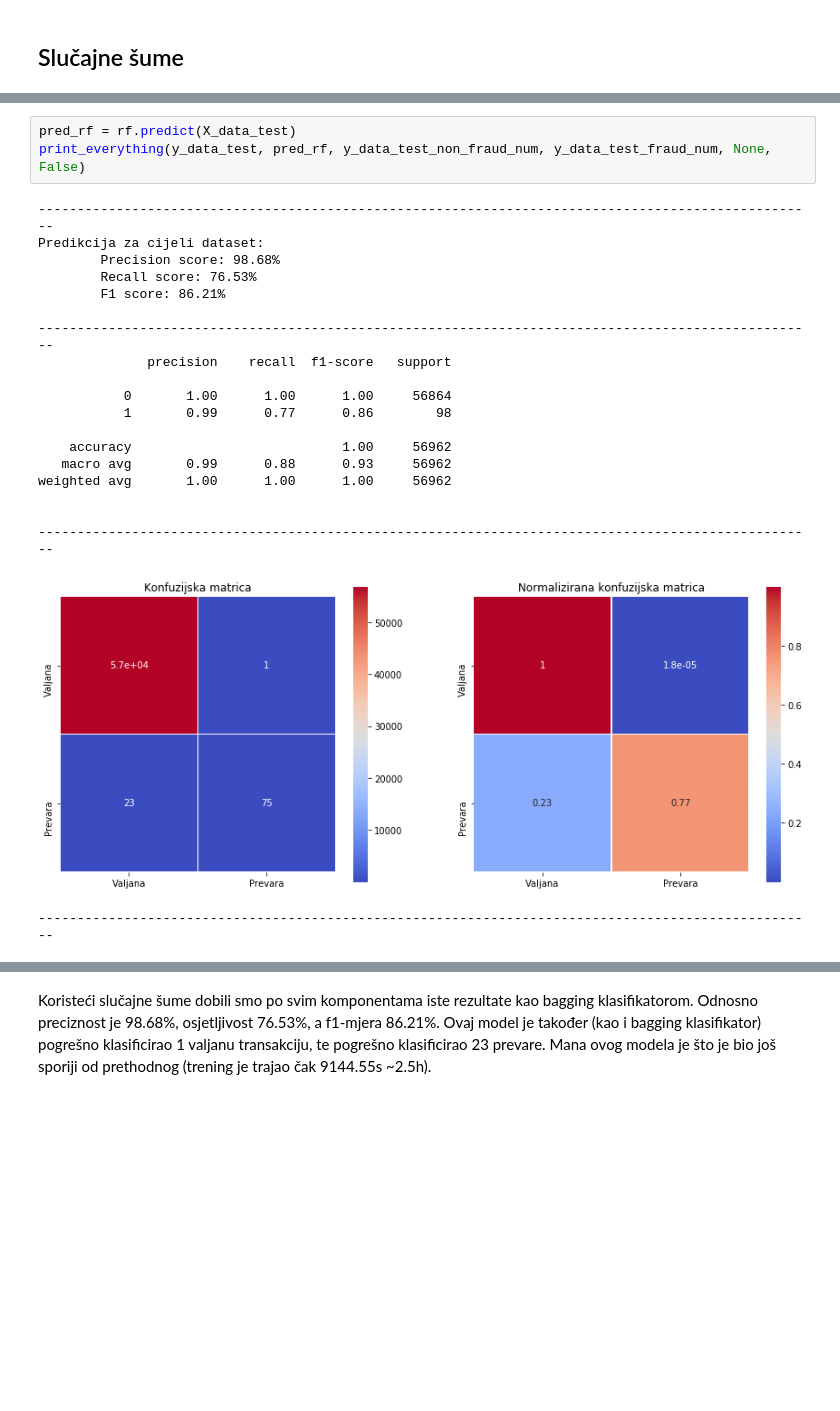
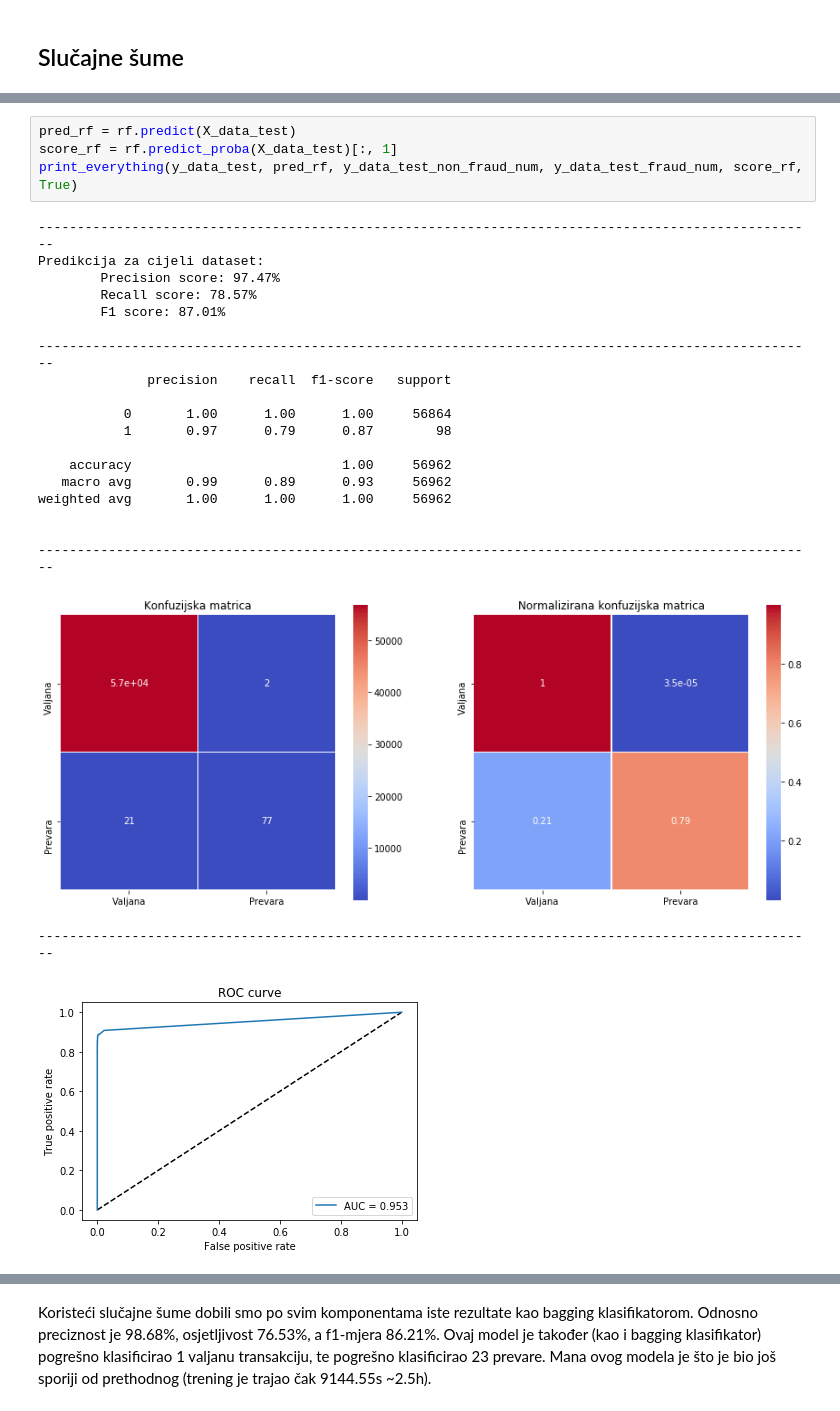
Before and after one commit to occamsrazor81/creditCard, a Jupyter notebook: full_data_ccfd.ipynb, the cells around one changed output, grey strips where cells are left out. Drawn from its saved outputs; the diff is of its cells as text; blank space fills up the shorter version.

```diff
--- a/full_data_ccfd.ipynb
+++ b/full_data_ccfd.ipynb
@@ -302,24 +311,26 @@ Duljina treninga za slučajne šume: 9144.55 seconds.
 # %%
 pred_rf = rf.predict(X_data_test)
-print_everything(y_data_test, pred_rf, y_data_test_non_fraud_num, y_data_test_fraud_num, None, False)
+score_rf = rf.predict_proba(X_data_test)[:, 1]
+print_everything(y_data_test, pred_rf, y_data_test_non_fraud_num, y_data_test_fraud_num, score_rf, True)
 # %% [output]
 ----------------------------------------------------------------------------------------------------
 Predikcija za cijeli dataset:
-        Precision score: 98.68%
-        Recall score: 76.53%
-        F1 score: 86.21%
+        Precision score: 97.47%
+        Recall score: 78.57%
+        F1 score: 87.01%
 
 ----------------------------------------------------------------------------------------------------
               precision    recall  f1-score   support
 
            0       1.00      1.00      1.00     56864
-           1       0.99      0.77      0.86        98
+           1       0.97      0.79      0.87        98
 
     accuracy                           1.00     56962
-   macro avg       0.99      0.88      0.93     56962
+   macro avg       0.99      0.89      0.93     56962
 weighted avg       1.00      1.00      1.00     56962
 
 
 ----------------------------------------------------------------------------------------------------
-[figure, old version]
+[figure, new version]
 ----------------------------------------------------------------------------------------------------
+[figure, added]
```
Also changed, not shown: parts of 8 cells of this notebook, 1 other file.
